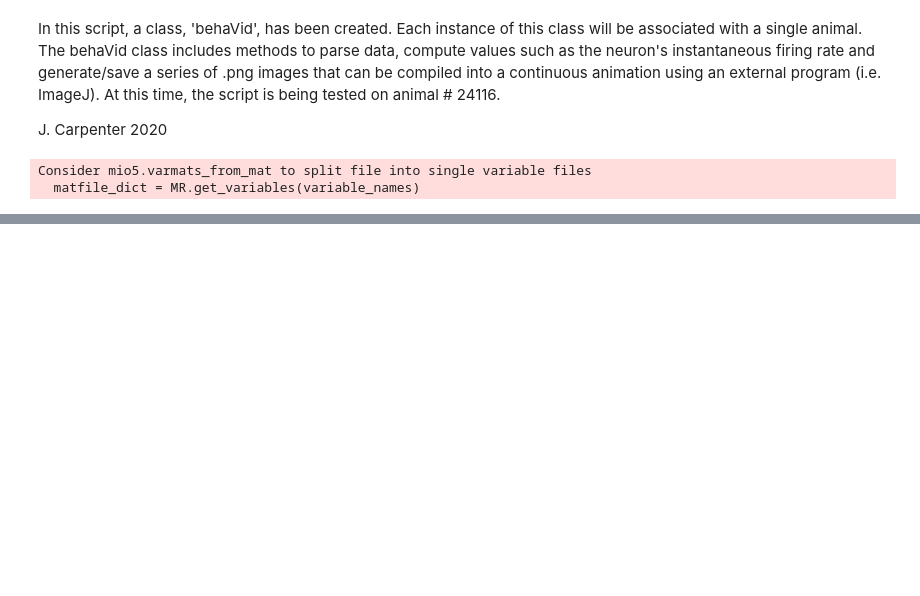
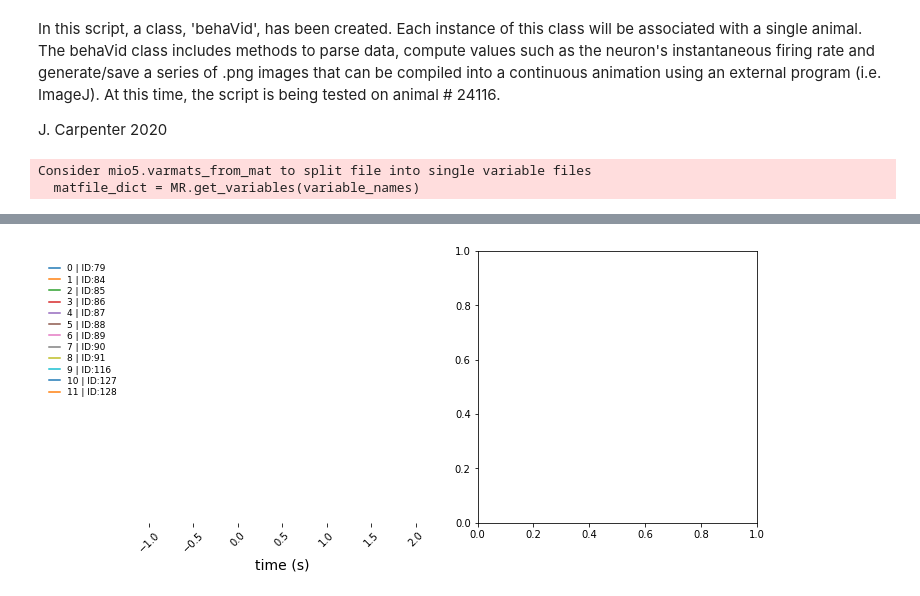
Before and after one commit to jncarpen/egoHC, a Jupyter notebook: behaVid.ipynb, the cells around one changed output, grey strips where cells are left out. Cells and saved outputs as stored; diff of their text form; code cells hidden in the pictures; blank space fills up the shorter version.

```diff
--- a/behaVid.ipynb
+++ b/behaVid.ipynb
@@ -543,7 +581,3 @@ class behaVid:
 # %%
 # initiate instances of class bebhaVid
 vid_24116 = behaVid('24116', pos, SpikeTrain, SpikeTimes, UniqueID, trialType, hd, hwLoc) # animal 24116
-# %%
-# plot visualize firing rate histogram
-fr = vid_24116.instFR(sigma=2, sessNum=0, unitNum=0)
-plt.plot(fr);
@@ -560,0 +615,77 @@ vid_24116.makeUnitAnimation(sessNum=30)
+# %%
+# scratch (fixing the plotAllUnits method)
+# %matplotlib widget
+sessNum = 30
+timePoint = 10000
+
+# find number of cells in the session
+numCells = len(vid_24116.SpikeTimes[sessNum][0])
+
+# initiate figure
+fig = plt.figure(figsize=(11,5))
+ax1 = fig.add_subplot(121)
+ax2 = fig.add_subplot(122)
+
+# grab everything you can that is relevant to the session and not just the cell
+hwNow = hwLoc[sessNum]
+window, _, _ = vid_24116.getUnitData(sessNum, unitNum=0) # get window for session
+
+# parse window vector
+scalingFactor = 1.35 # scale up min/max by some percentage
+minX = window[0]*scalingFactor; maxX = window[1]*scalingFactor; minY = window[2]*scalingFactor; maxY = window[3]*scalingFactor
+
+# compute space (x and y)-- this is to plot the grid
+xSpace = maxX-minX
+ySpace = maxY-minY
+
+# if size of the arena is not square, force aspect ratio
+# the idea here is that by shifting the arena to the right, we kind of force outliers out
+if xSpace > ySpace:
+    diffSpace = xSpace-ySpace
+    minX = minX + diffSpace # reshape the arena (make it square)
+    numWells = 6 # in a single dimension
+    Space = (maxY-minY)/(numWells+1) # space between points
+
+# try to find y-lim of FR plot
+allPeaks = np.array([]);
+for unitNum in range(numCells):
+    fr = vid_24116.instFR(sigma=2, sessNum=sessNum, unitNum=unitNum)
+    maxVal = np.around(np.amax(fr), decimals=2);
+    allPeaks = np.append(allPeaks, maxVal)
+overallPeak = np.max(allPeaks)
+y_offset = 0
+
+
+# FORMAT AXIS 1
+ax1.tick_params(axis='x', labelrotation=45)
+ax1.tick_params(left=False, labelleft=False)
+ax1.set_xlabel("time (s)", fontsize=14)
+ax1.spines['top'].set_visible(False)
+ax1.spines['right'].set_visible(False)
+ax1.spines['bottom'].set_visible(False)
+ax1.spines['left'].set_visible(False)
+ymaxval = 10*(numCells-1)+allPeaks[-1]
+ax1.set_ylim([0, ymaxval])
+
+# set up line objects
+ax1_lines={}
+for unitNum in range(numCells):
+    UID = vid_24116.getUID(sessNum, unitNum) # grab UID
+    ax1_lines['un' + str(unitNum)], = ax1.plot([], [], label=str(unitNum)+' | ID:'+str(UID));
+ax1.legend();
+ax1.legend(fontsize= 9, frameon= False,handlelength=1.25, labelspacing=.25, bbox_to_anchor=(-.35, .45), loc='lower left', borderaxespad=0);
+
+# add one more dynamic line to ax1
+# timeLine, = ax1.vlines(x = t, ymin = 0, ymax = ymaxval-10, color='k', linestyles='dotted', lw = 1.5) # current time
+
+y_offset = 0
+for unitNum in range(numCells):
+    fr, t = vid_24116.activityNow(sessNum=sessNum, unitNum=unitNum, timePoint=timePoint, sigma=2)
+    ax1_lines['un' + str(unitNum)].set_data([t], [fr+y_offset])
+    y_offset = y_offset + 10
+
+# # test = ax1_lines['un0']
+# ax1_lines['un0'].set_data([1, 2, 3],[1, 2, 3])
+# ax1_lines['un1'].set_data([1, 2, 3],[6, 7, 8])
+# %% [output]
+[figure, added]
```
Also changed, not shown: parts of 7 cells of this notebook.
